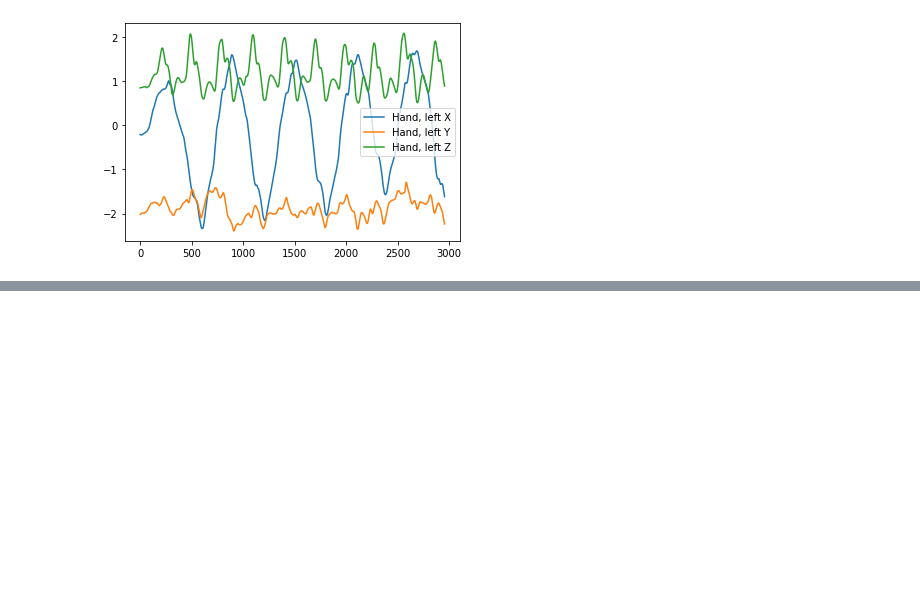
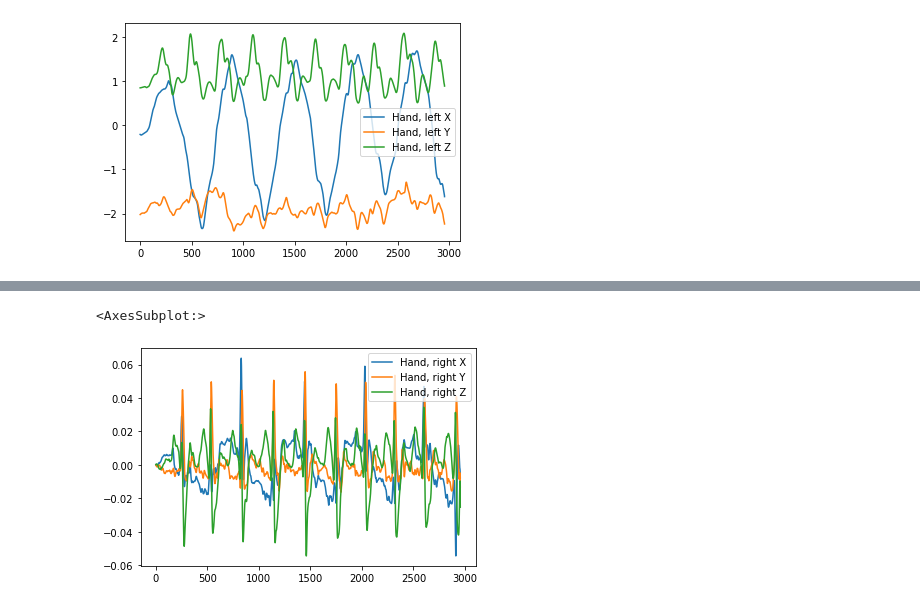
Before and after one commit to annamhuber/Sport-Data-Analytics, a Jupyter notebook: Event Detection.ipynb, the cells around one changed output, grey strips where cells are left out. Drawn from its saved outputs; the diff is of its cells as text; code cells hidden in the pictures; blank space fills up the shorter version.

```diff
--- a/Event Detection.ipynb
+++ b/Event Detection.ipynb
@@ -27,0 +57,5 @@ df_badminton[["Hand, left X","Hand, left Y","Hand, left Z"]].plot()
+# %%
+df_badminton_diff[["Hand, right X","Hand, right Y","Hand, right Z"]].plot()
+# %% [output]
+<AxesSubplot:>
+[figure, added]
```
Also changed, not shown: parts of 12 cells of this notebook.
